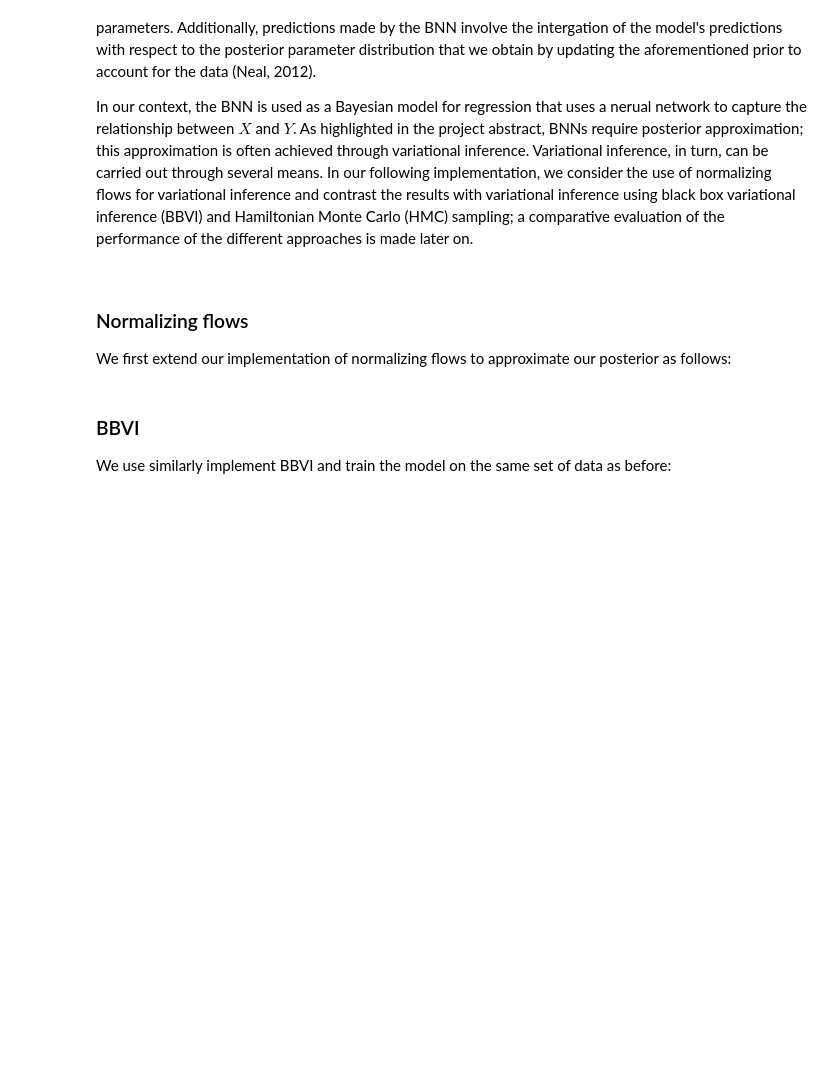
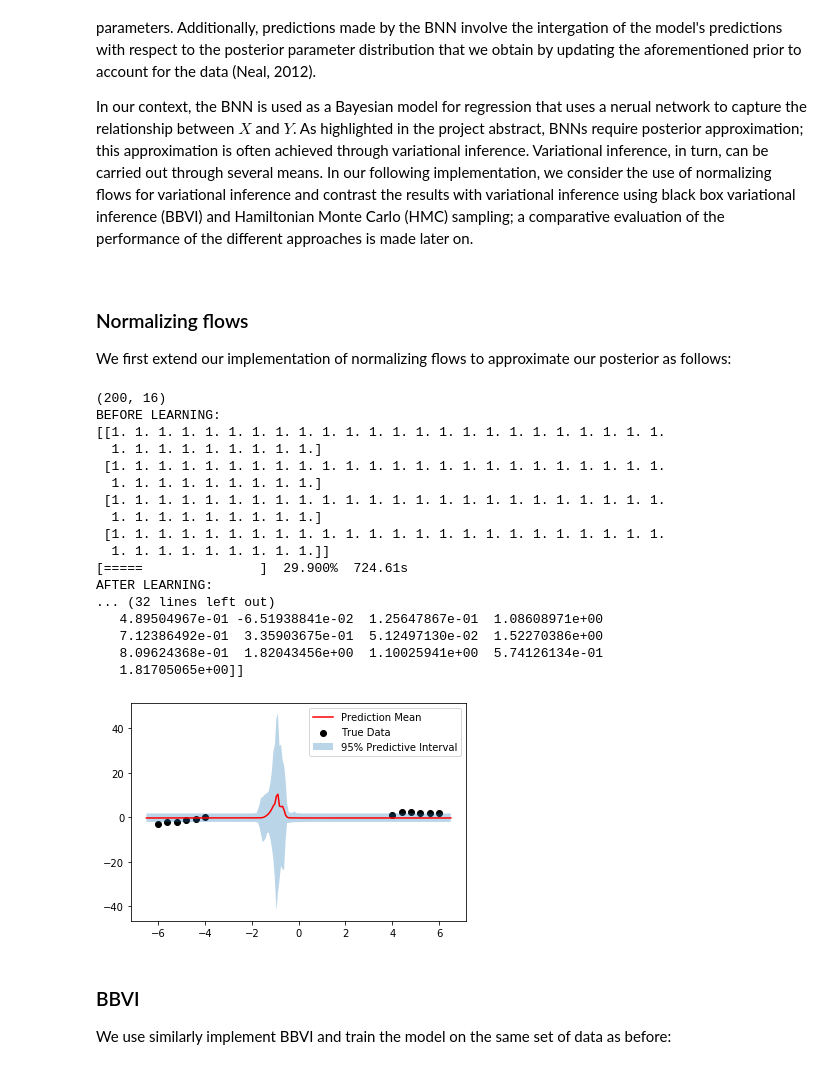
Before and after one commit to CoopLo/normalizingflows, a Jupyter notebook: final_submission/AM207_Fall_'19_Final_Project.ipynb, the cells around one changed output. Saved outputs shown, nothing was run; the diff lists cells and outputs as text; code cells hidden in the pictures; blank space fills up the shorter version.

```diff
--- a/final_submission/AM207_Fall_'19_Final_Project.ipynb
+++ b/final_submission/AM207_Fall_'19_Final_Project.ipynb
@@ -548,3 +637,72 @@ y_train = df['y'].values
+# %%
+# Read in data
+data = np.loadtxt('./data/toy_data.csv', delimiter=',', skiprows=1)
+x = data[:,0]
+y = data[:,1]
+
+# NN design choices
+width = 5
+hidden_layers = 1
+input_dim = 1
+output_dim = 1
+architecture = {'width': width,
+               'hidden_layers': hidden_layers,
+               'input_dim': input_dim,
+               'output_dim': output_dim,
+               'activation_fn_type': 'rbf',
+               'activation_fn_params': 'c=0, alpha=1',
+               'activation_fn': h}
+rand_state = 0
+random = np.random.RandomState(rand_state)
+
+# Instantiate a FeedForward neural network object
+bnn = Feedforward(architecture, random=random)
+
+# Flow parameters
+num_flows = 4
+num_samples = 200
+h = np.tanh
+D = 2*bnn.D + 1
+flow_params = [1.] * D
+lambda_flows = np.array([np.array(flow_params)]*num_flows)
+
+# Generate samples
+samples = np.random.multivariate_normal([0]*bnn.D, np.eye(bnn.D), num_samples)
+print(samples.shape)
+
+# Energy bound from paper
+grad_energy_bound = autograd.grad(energy_bound)
+
+# Joint prob of BNN
+joint_prob = lambda w: log_joint(w, 0, x, y, 5*np.ones(num_samples),
+                          1/5*np.eye(bnn.D), bnn, bnn.D)
+
+# Fit
+output = adam_solve(lambda_flows, grad_energy_bound, samples, joint_prob, h,
+                    m=3000, step_size=0.01, bnn=True)
+
+# Predict and plot
+print('Figure 11: Posterior Predictive of the BNN posterior with Normalizing Flows')
+posterior_predictive(bnn, output, x, y)
+# %% [output]
+(200, 16)
+BEFORE LEARNING:
+[[1. 1. 1. 1. 1. 1. 1. 1. 1. 1. 1. 1. 1. 1. 1. 1. 1. 1. 1. 1. 1. 1. 1. 1.
+  1. 1. 1. 1. 1. 1. 1. 1. 1.]
+ [1. 1. 1. 1. 1. 1. 1. 1. 1. 1. 1. 1. 1. 1. 1. 1. 1. 1. 1. 1. 1. 1. 1. 1.
+  1. 1. 1. 1. 1. 1. 1. 1. 1.]
+ [1. 1. 1. 1. 1. 1. 1. 1. 1. 1. 1. 1. 1. 1. 1. 1. 1. 1. 1. 1. 1. 1. 1. 1.
+  1. 1. 1. 1. 1. 1. 1. 1. 1.]
+ [1. 1. 1. 1. 1. 1. 1. 1. 1. 1. 1. 1. 1. 1. 1. 1. 1. 1. 1. 1. 1. 1. 1. 1.
+  1. 1. 1. 1. 1. 1. 1. 1. 1.]]
+[=====               ]  29.900%  724.61s
+AFTER LEARNING:
+... (32 lines left out)
+   4.89504967e-01 -6.51938841e-02  1.25647867e-01  1.08608971e+00
+   7.12386492e-01  3.35903675e-01  5.12497130e-02  1.52270386e+00
+   8.09624368e-01  1.82043456e+00  1.10025941e+00  5.74126134e-01
+   1.81705065e+00]]
+[figure, added]
 # %% [markdown]
 ### BBVI
 We use similarly implement BBVI and train the model on the same set of data as before:
```
Also changed, not shown: parts of 20 cells of this notebook, 19 other files.
